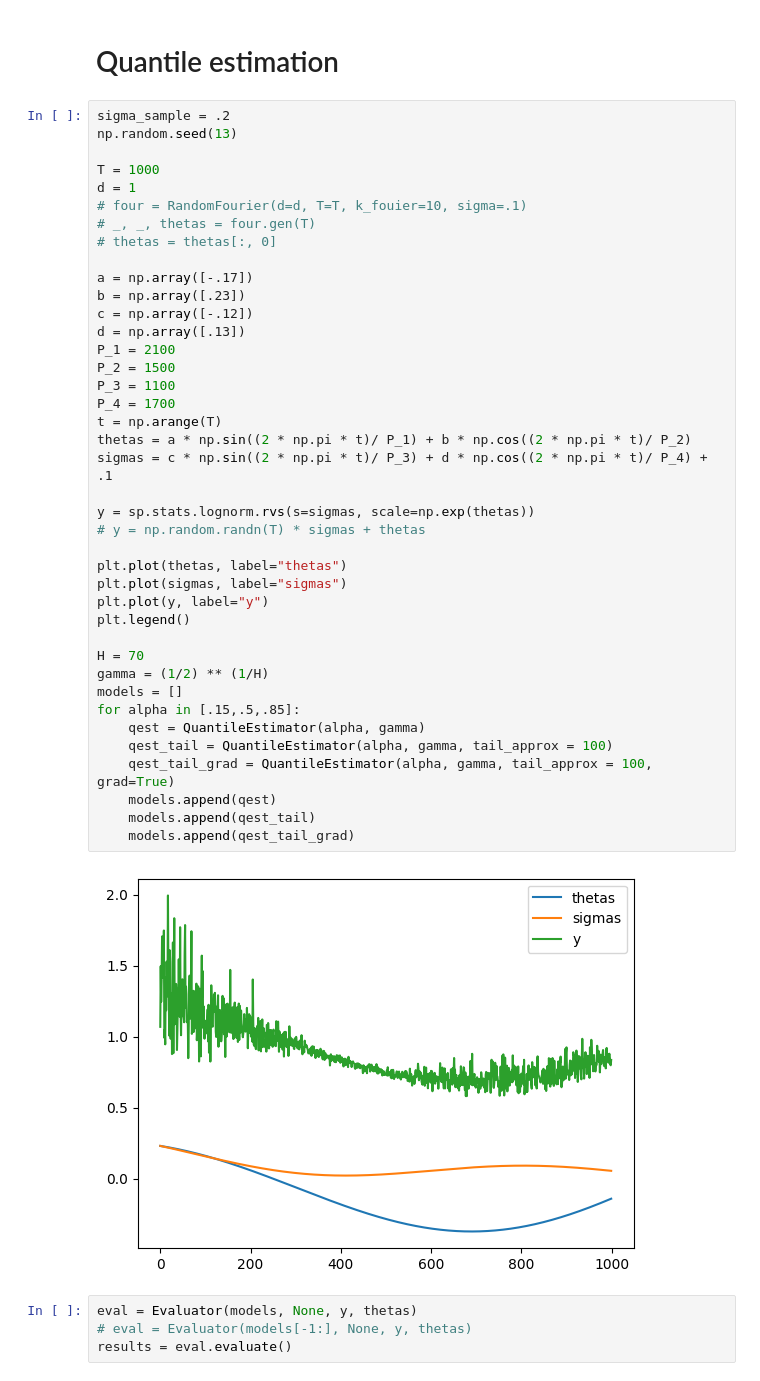
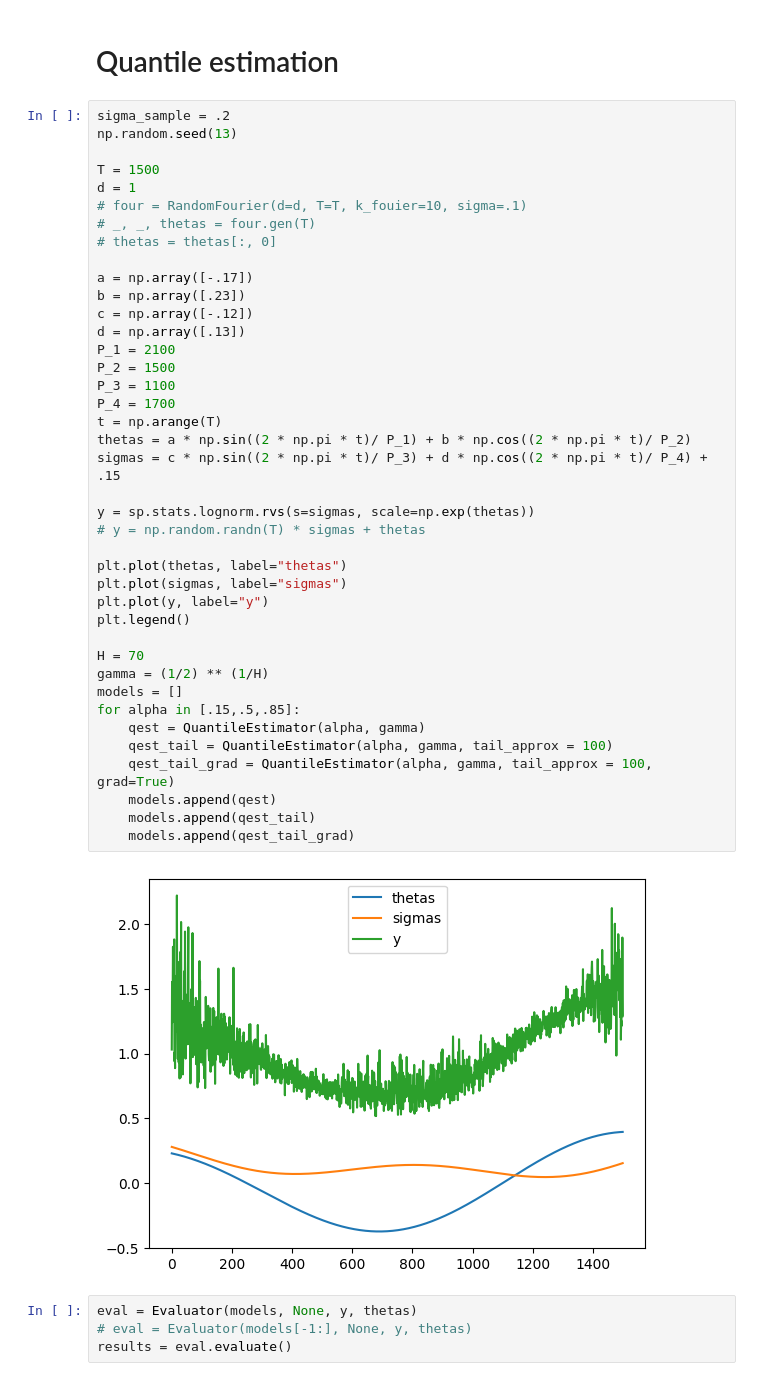
Before and after one commit to cvxgrp/ewmm_code, a Jupyter notebook: experiments.ipynb, the cells around one changed output. Cells and saved outputs as stored; diff of their text form.

```diff
--- a/experiments.ipynb
+++ b/experiments.ipynb
@@ -126,7 +126,7 @@ plt.savefig("../ewmm/figures/logistic_time.pdf")
 sigma_sample = .2
 np.random.seed(13)
 
-T = 1000
+T = 1500
 d = 1
 # four = RandomFourier(d=d, T=T, k_fouier=10, sigma=.1)
 # _, _, thetas = four.gen(T)
@@ -135,35 +135,35 @@ d = 1
 a = np.array([-.17])
 b = np.array([.23])
 c = np.array([-.12])
 d = np.array([.13])
 P_1 = 2100
 P_2 = 1500
 P_3 = 1100
 P_4 = 1700
 t = np.arange(T)
 thetas = a * np.sin((2 * np.pi * t)/ P_1) + b * np.cos((2 * np.pi * t)/ P_2)
-sigmas = c * np.sin((2 * np.pi * t)/ P_3) + d * np.cos((2 * np.pi * t)/ P_4) + .1
+sigmas = c * np.sin((2 * np.pi * t)/ P_3) + d * np.cos((2 * np.pi * t)/ P_4) + .15
 
 y = sp.stats.lognorm.rvs(s=sigmas, scale=np.exp(thetas))
 # y = np.random.randn(T) * sigmas + thetas
 
 plt.plot(thetas, label="thetas")
 plt.plot(sigmas, label="sigmas")
 plt.plot(y, label="y")
 plt.legend()
 
 H = 70
 gamma = (1/2) ** (1/H)
 models = []
 for alpha in [.15,.5,.85]:
     qest = QuantileEstimator(alpha, gamma)
     qest_tail = QuantileEstimator(alpha, gamma, tail_approx = 100)
     qest_tail_grad = QuantileEstimator(alpha, gamma, tail_approx = 100, grad=True)
     models.append(qest)
     models.append(qest_tail)
     models.append(qest_tail_grad)
 # %% [output]
-[figure, old version]
+[figure, new version]
 # %%
 eval = Evaluator(models, None, y, thetas)
 # eval = Evaluator(models[-1:], None, y, thetas)
```
Also changed, not shown: parts of 8 cells of this notebook, 1 other file.
